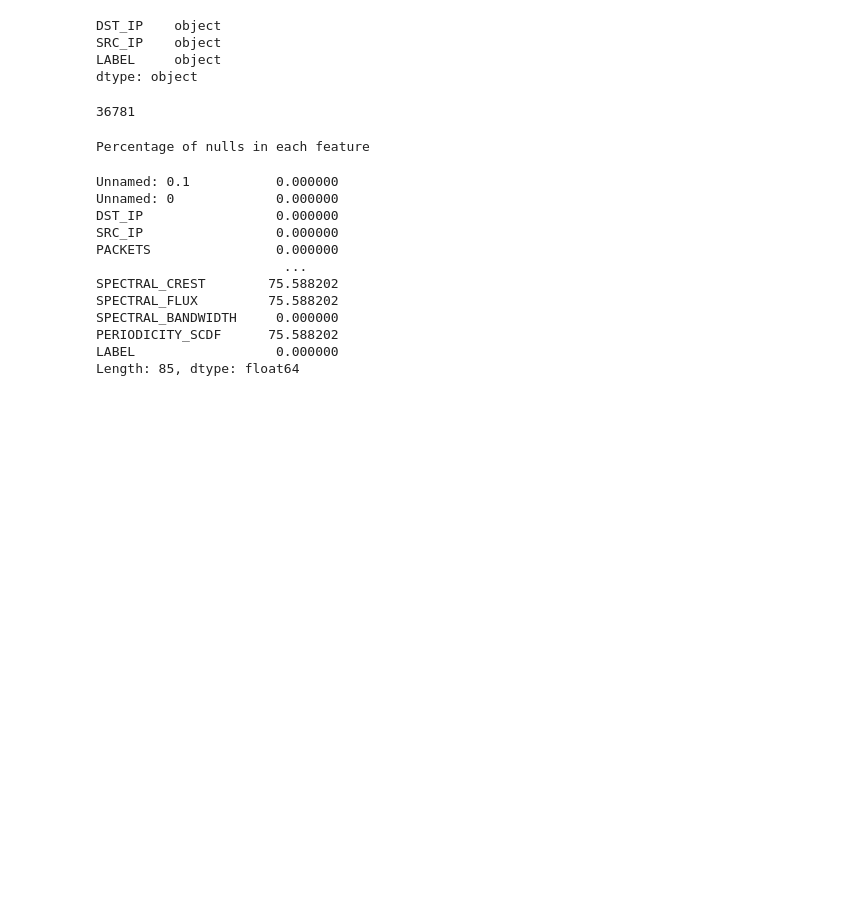
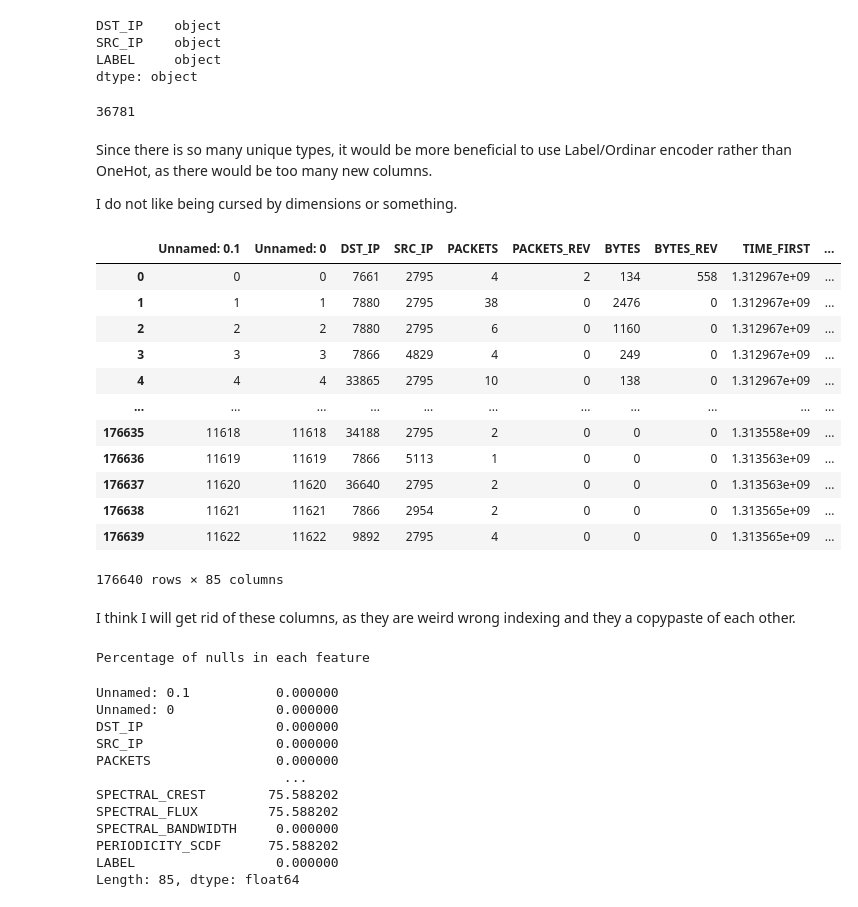
Before and after one commit to BKamyk/MachineLearning, a Jupyter notebook: Project3/workspace_p3/network_core.ipynb, the cells around one changed output. Cells and saved outputs as stored; diff of their text form; code cells hidden in the pictures; blank space fills up the shorter version.

```diff
--- a/Project3/workspace_p3/network_core.ipynb
+++ b/Project3/workspace_p3/network_core.ipynb
@@ -99,6 +128,28 @@ dtype: object
 len(raw_data['DST_IP'].unique())
 # %% [output]
 36781
+# %% [markdown]
+Since there is so many unique types, it would be more beneficial to use Label/Ordinar encoder rather than OneHot, as there would be too many new columns.
+
+I do not like being cursed by dimensions or something.
+# %%
+raw_data[raw_data['Unnamed: 0'] == raw_data['Unnamed: 0.1']]
+# %% [output]
+|  | Unnamed: 0.1 | Unnamed: 0 | DST_IP | SRC_IP | PACKETS | PACKETS_REV | BYTES | BYTES_REV | TIME_FIRST | ... |
+| 0 | 0 | 0 | 7661 | 2795 | 4 | 2 | 134 | 558 | 1.312967e+09 | ... |
+| 1 | 1 | 1 | 7880 | 2795 | 38 | 0 | 2476 | 0 | 1.312967e+09 | ... |
+| 2 | 2 | 2 | 7880 | 2795 | 6 | 0 | 1160 | 0 | 1.312967e+09 | ... |
+| 3 | 3 | 3 | 7866 | 4829 | 4 | 0 | 249 | 0 | 1.312967e+09 | ... |
+| 4 | 4 | 4 | 33865 | 2795 | 10 | 0 | 138 | 0 | 1.312967e+09 | ... |
+| ... | ... | ... | ... | ... | ... | ... | ... | ... | ... | ... |
+| 176635 | 11618 | 11618 | 34188 | 2795 | 2 | 0 | 0 | 0 | 1.313558e+09 | ... |
+| 176636 | 11619 | 11619 | 7866 | 5113 | 1 | 0 | 0 | 0 | 1.313563e+09 | ... |
+| 176637 | 11620 | 11620 | 36640 | 2795 | 2 | 0 | 0 | 0 | 1.313563e+09 | ... |
+| 176638 | 11621 | 11621 | 7866 | 2954 | 2 | 0 | 0 | 0 | 1.313565e+09 | ... |
+| 176639 | 11622 | 11622 | 9892 | 2795 | 4 | 0 | 0 | 0 | 1.313565e+09 | ... |
+176640 rows × 85 columns
+# %% [markdown]
+I think I will get rid of these columns, as they are weird wrong indexing and they a copypaste of each other.
 # %%
 nulls_percentage = raw_data.isnull().mean() * 100
 print('Percentage of nulls in each feature')
```
Also changed, not shown: parts of 48 cells of this notebook, 1 other file.
